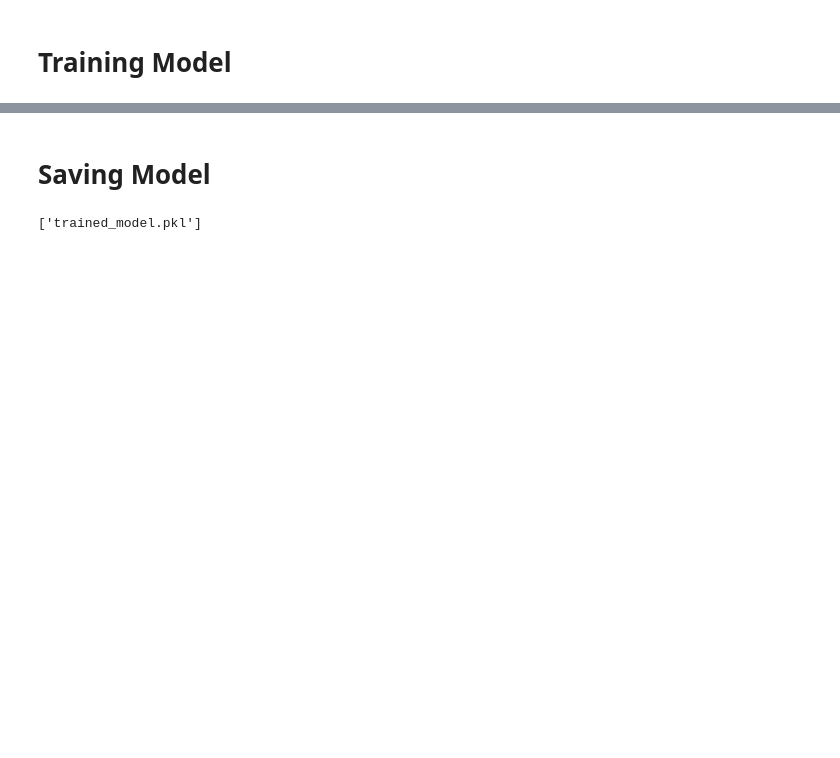
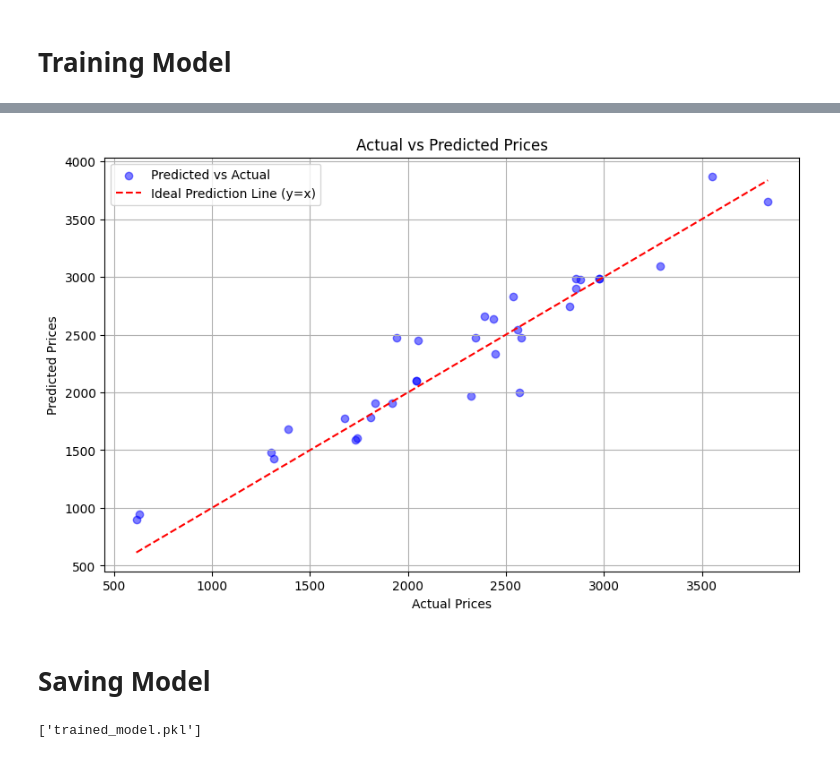
Before and after one commit to Mwangi-dan/linear_regression_model, a Jupyter notebook: summative/linear_regression/cellphone_prediction_multivariate_Linear_regression_Daniel_Ndungu.ipynb, the cells around one changed output, grey strips where cells are left out. Drawn from its saved outputs; the diff is of its cells as text; code cells hidden in the pictures; blank space fills up the shorter version.

```diff
--- a/summative/linear_regression/cellphone_prediction_multivariate_Linear_regression_Daniel_Ndungu.ipynb
+++ b/summative/linear_regression/cellphone_prediction_multivariate_Linear_regression_Daniel_Ndungu.ipynb
@@ -121,5 +126,4 @@ plt.show()
 # %%
 from sklearn.model_selection import train_test_split
 
-
-X_train, X_test, Y_train, Y_test = train_test_split(X, Y, test_size=0.2, random_state=71)
+X_train, X_test, Y_train, Y_test = train_test_split(features, target, test_size=0.2, random_state=65)
@@ -130,0 +130,10 @@ LinearRegression()
+# %%
+from sklearn.preprocessing import StandardScaler
+
+# Normalizing features to improve performance.
+scaler = StandardScaler()
+X_train = scaler.fit_transform(X_train)
+X_test = scaler.transform(X_test)
+
+model = LinearRegression()
+model.fit(X_train, Y_train)
@@ -173,3 +182,15 @@ Accuracy: 94.48%
+# %%
+plt.figure(figsize=(10, 6))
+plt.scatter(Y_test, y_predict, color='blue', alpha=0.5, label='Predicted vs Actual')
+plt.plot([min(Y_test), max(Y_test)], [min(Y_test), max(Y_test)], color='red', linestyle='--', label='Ideal Prediction Line (y=x)')
+plt.xlabel('Actual Prices')
+plt.ylabel('Predicted Prices')
+plt.title('Actual vs Predicted Prices')
+plt.legend()
+plt.grid(True)
+plt.show()
+# %% [output]
+[figure, added]
 # %% [markdown]
 # Saving Model
 # %%
```
Also changed, not shown: parts of 11 cells of this notebook.
